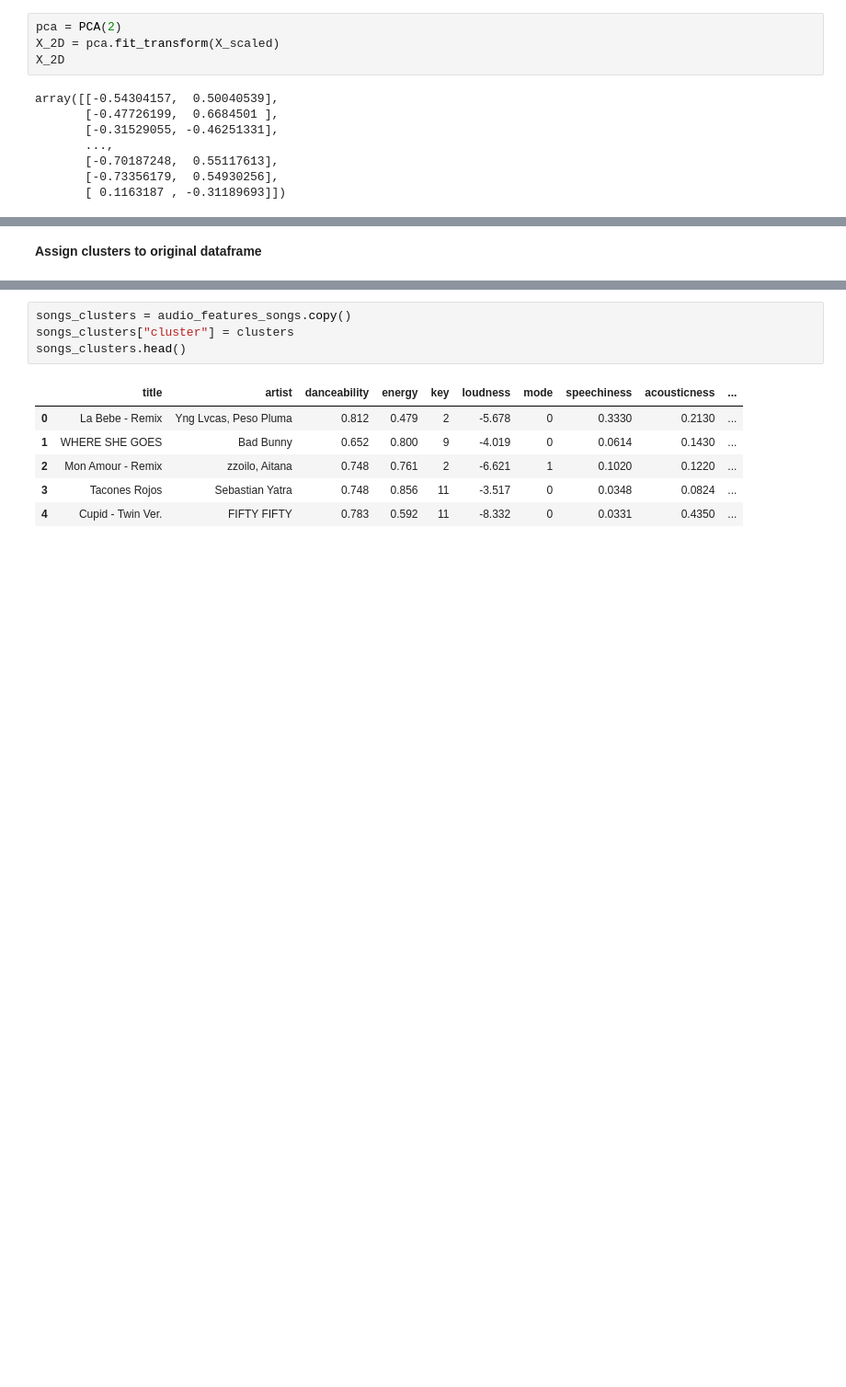
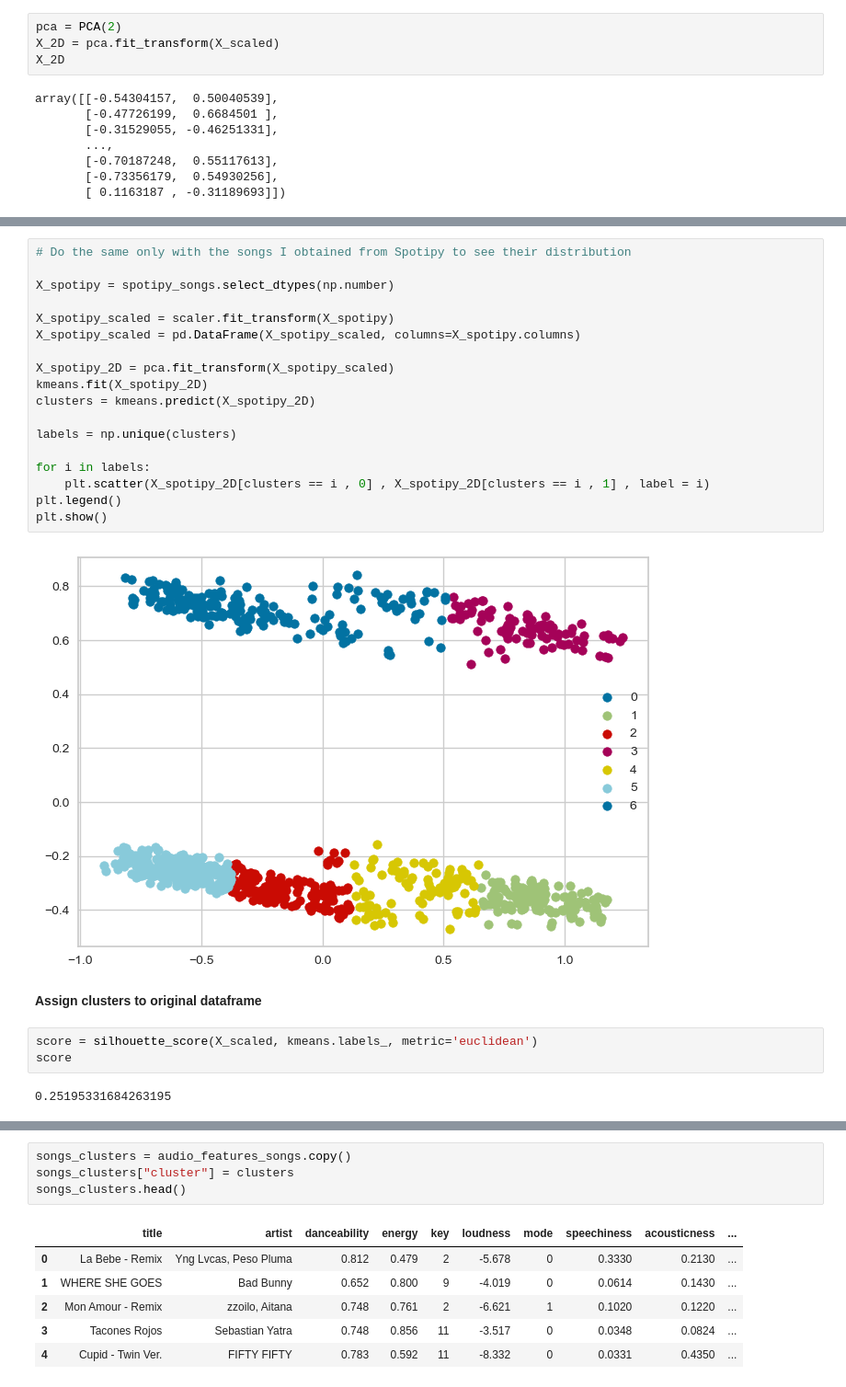
Before and after one commit to mariabollain/lab-unsupervised-learning-intro, a Jupyter notebook: labclustering.ipynb, the cells around one changed output, grey strips where cells are left out. Shown at 92% size. Cells and saved outputs as stored; diff of their text form; blank space fills up the shorter version.

```diff
--- a/labclustering.ipynb
+++ b/labclustering.ipynb
@@ -347,3 +322,28 @@ plt.show()
+# %%
+# Do the same only with the songs I obtained from Spotipy to see their distribution
+
+X_spotipy = spotipy_songs.select_dtypes(np.number)
+
+X_spotipy_scaled = scaler.fit_transform(X_spotipy)
+X_spotipy_scaled = pd.DataFrame(X_spotipy_scaled, columns=X_spotipy.columns)
+
+X_spotipy_2D = pca.fit_transform(X_spotipy_scaled)
+kmeans.fit(X_spotipy_2D)
+clusters = kmeans.predict(X_spotipy_2D)
+
+labels = np.unique(clusters)
+
+for i in labels:
+    plt.scatter(X_spotipy_2D[clusters == i , 0] , X_spotipy_2D[clusters == i , 1] , label = i)
+plt.legend()
+plt.show()
+# %% [output]
+[figure, added]
 # %% [markdown]
 **Assign clusters to original dataframe**
+# %%
+score = silhouette_score(X_scaled, kmeans.labels_, metric='euclidean')
+score
+# %% [output]
+0.25195331684263195
 # %%
```
Also changed, not shown: parts of 16 cells of this notebook.
